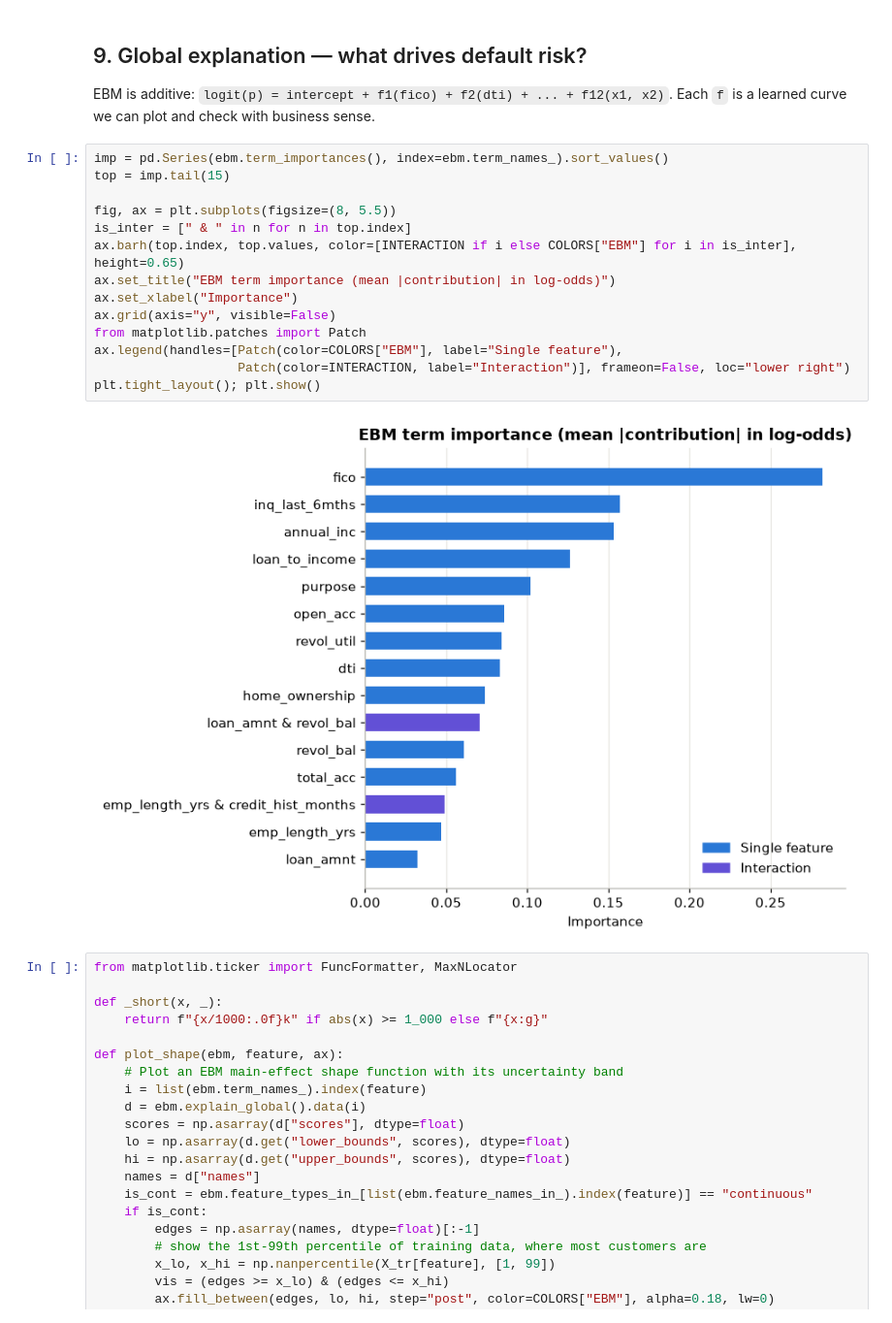
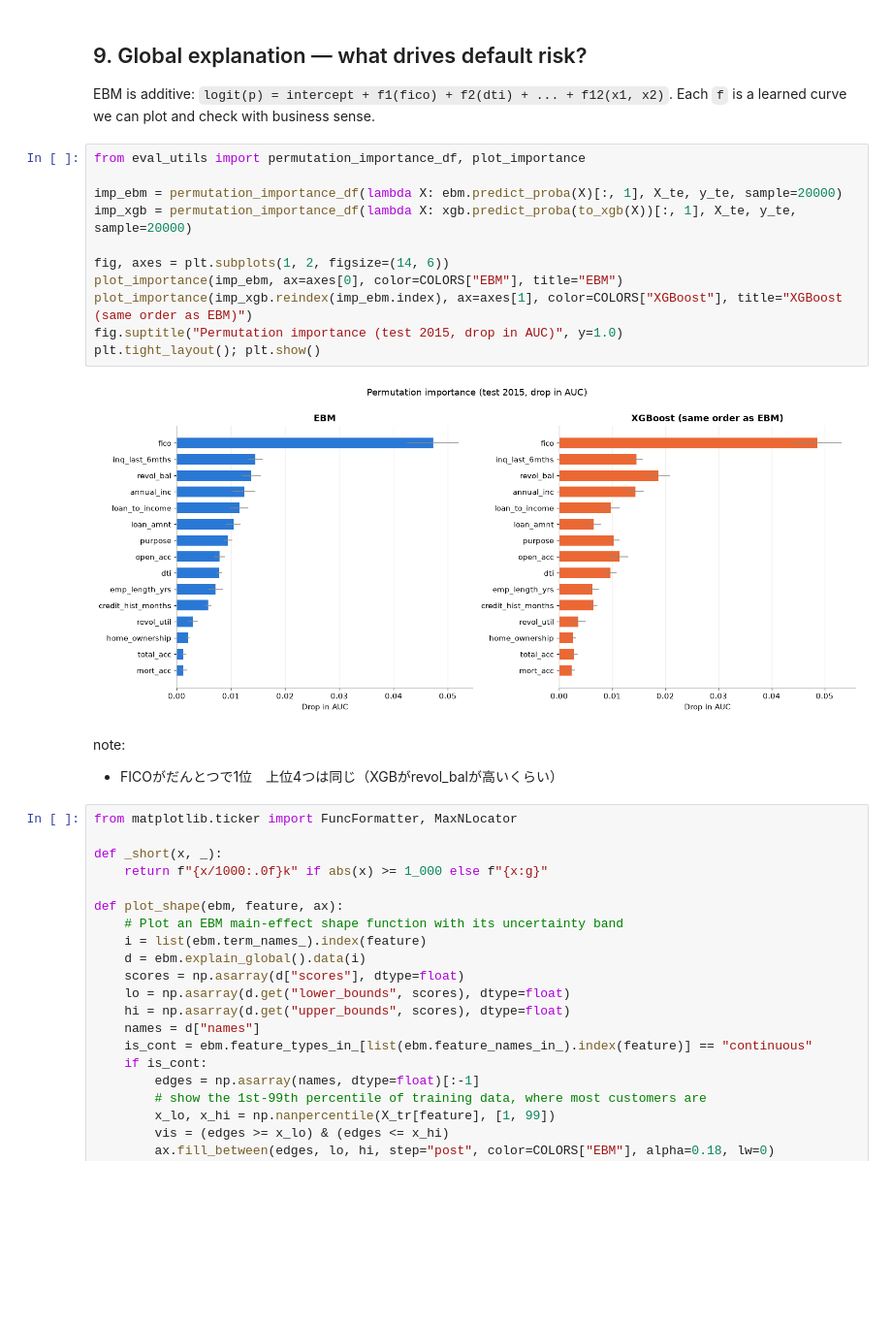
Before and after one commit to natsumisugimoto817/bank-risk-ml, a Jupyter notebook: src/01_credit_scoring_ebm.ipynb, the cells around one changed output. Shown at 97% size. Drawn from its saved outputs; the diff is of its cells as text; blank space fills up the shorter version.

```diff
--- a/src/01_credit_scoring_ebm.ipynb
+++ b/src/01_credit_scoring_ebm.ipynb
@@ -492,22 +502,22 @@ plt.hist(ebm.predict_proba(X)[:, 1])
 ## 9. Global explanation — what drives default risk?
 EBM is additive: `logit(p) = intercept + f1(fico) + f2(dti) + ... + f12(x1, x2)`.
 Each `f` is a learned curve we can plot and check with business sense.
-# %%
-imp = pd.Series(ebm.term_importances(), index=ebm.term_names_).sort_values()
-top = imp.tail(15)
-
-fig, ax = plt.subplots(figsize=(8, 5.5))
-is_inter = [" & " in n for n in top.index]
-ax.barh(top.index, top.values, color=[INTERACTION if i else COLORS["EBM"] for i in is_inter], height=0.65)
-ax.set_title("EBM term importance (mean |contribution| in log-odds)")
-ax.set_xlabel("Importance")
-ax.grid(axis="y", visible=False)
-from matplotlib.patches import Patch
-ax.legend(handles=[Patch(color=COLORS["EBM"], label="Single feature"),
-                   Patch(color=INTERACTION, label="Interaction")], frameon=False, loc="lower right")
-plt.tight_layout(); plt.show()
-# %% [output]
-[figure, removed]
+# %%
+from eval_utils import permutation_importance_df, plot_importance
+
+imp_ebm = permutation_importance_df(lambda X: ebm.predict_proba(X)[:, 1], X_te, y_te, sample=20000)
+imp_xgb = permutation_importance_df(lambda X: xgb.predict_proba(to_xgb(X))[:, 1], X_te, y_te, sample=20000)
+
+fig, axes = plt.subplots(1, 2, figsize=(14, 6))
+plot_importance(imp_ebm, ax=axes[0], color=COLORS["EBM"], title="EBM")
+plot_importance(imp_xgb.reindex(imp_ebm.index), ax=axes[1], color=COLORS["XGBoost"], title="XGBoost (same order as EBM)")
+fig.suptitle("Permutation importance (test 2015, drop in AUC)", y=1.0)
+plt.tight_layout(); plt.show()
+# %% [output]
+[figure, added]
+# %% [markdown]
+note:
+- FICOがだんとつで1位　上位4つは同じ（XGBがrevol_balが高いくらい）
 # %%
 from matplotlib.ticker import FuncFormatter, MaxNLocator
 
```
Also changed, not shown: parts of 8 cells of this notebook, 2 other files.
